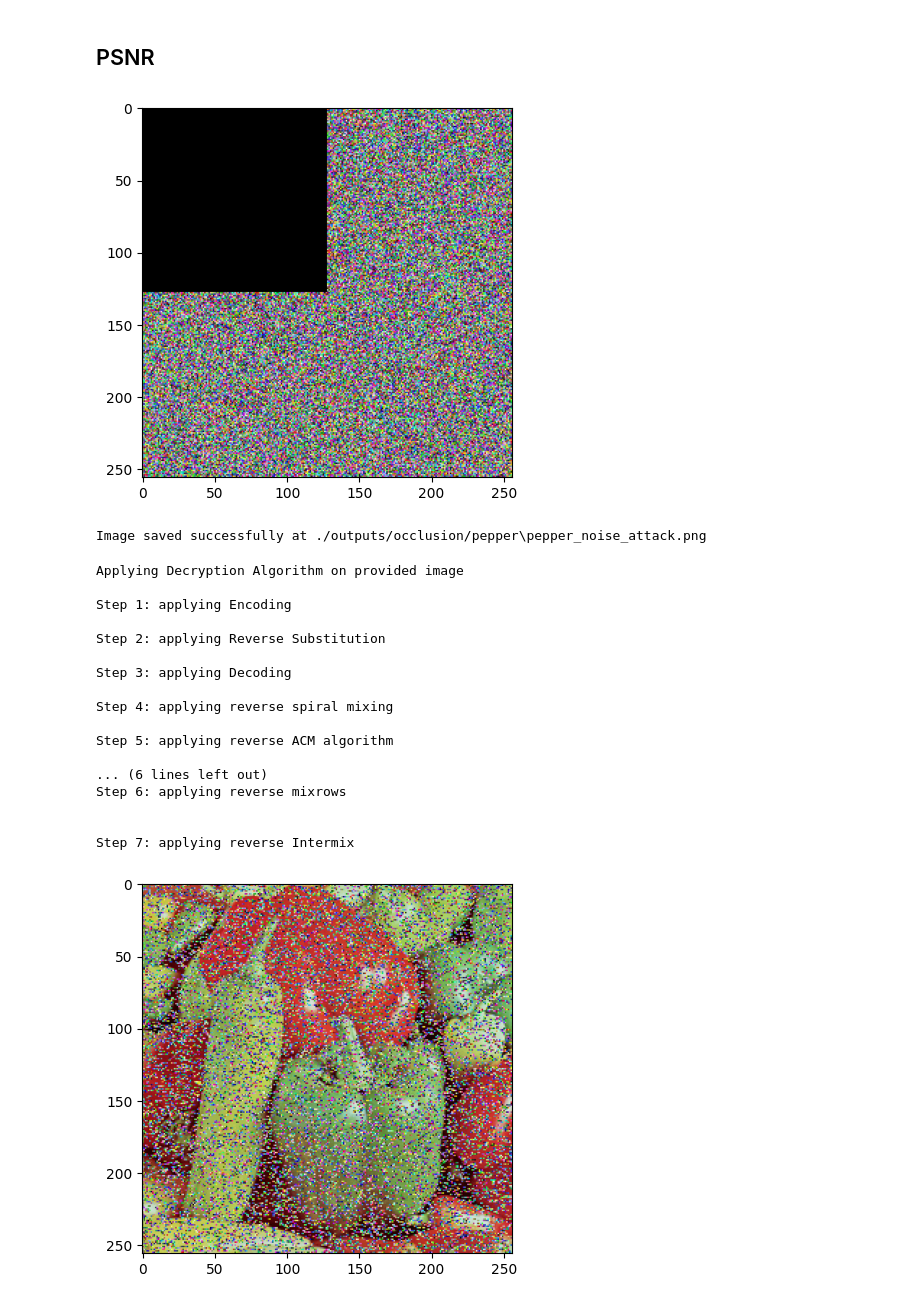
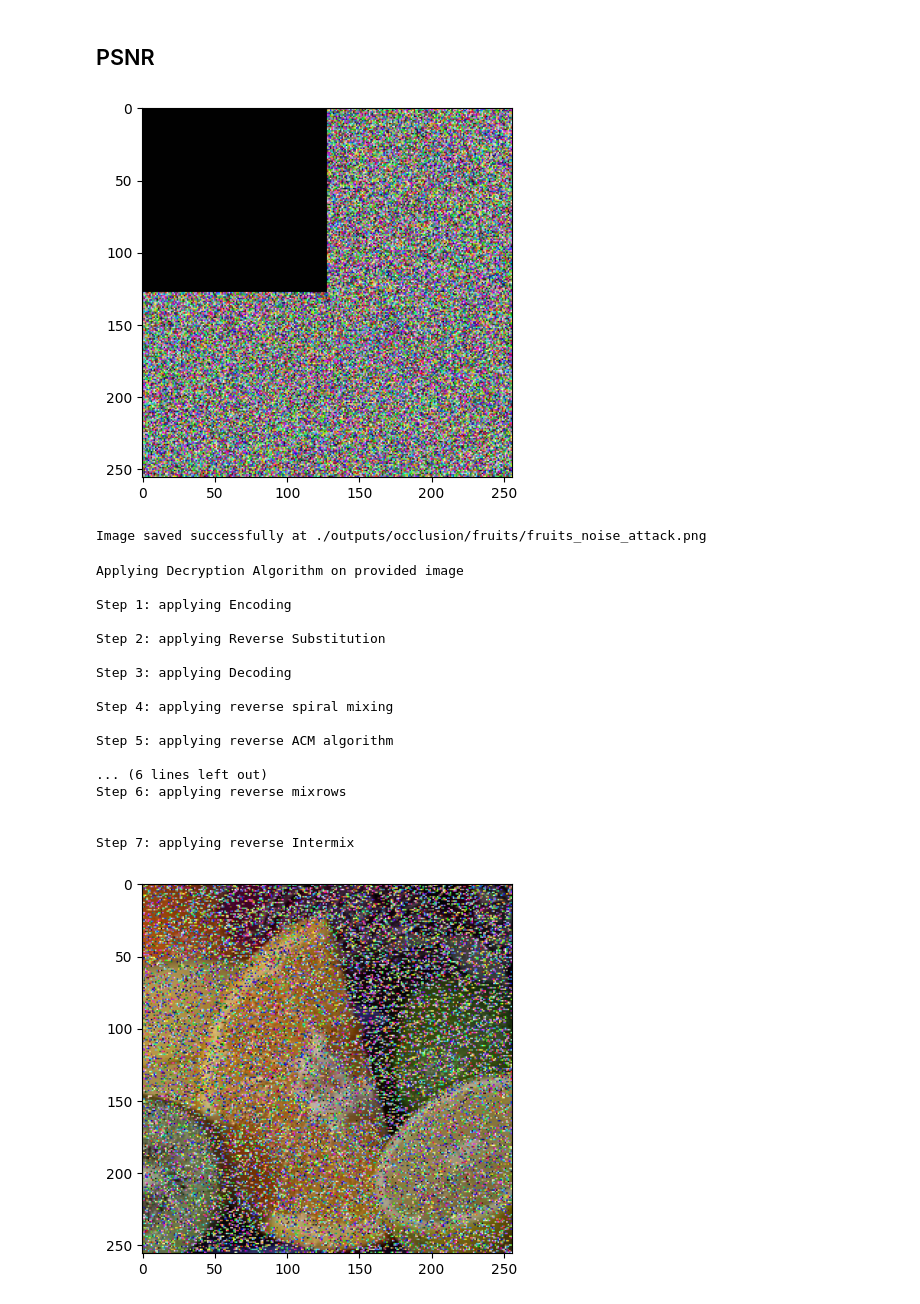
Before and after one commit to mohdzain98/dna-based-color-images-cryptosystem, a Jupyter notebook: cryptosystem.ipynb, the cells around one changed output. Drawn from its saved outputs; the diff is of its cells as text; code cells hidden in the pictures.

```diff
--- a/cryptosystem.ipynb
+++ b/cryptosystem.ipynb
@@ -16,6 +26,6 @@ from differential_attack_analysis import npcr,uaci
 # %%
-image = cv2.imread('images/pepper.png')
-image_name = "pepper"
+image = cv2.imread('images/fruits.jpg')
+image_name = "fruits"
 # %%
 x = Cryptosystem(image)
 # %% [output]
@@ -78,5 +105,9 @@ mr,mg,mb = e.mixRows(rd,gd,bd,IVf)
 # %% [markdown]
 ### 2. ACM
 # %%
-acmR,acmG,acmB = e.applyACM(mr,mg,mb)
+start_time = time.time()
+acmR,acmG,acmB = e.applyACM_numba(mr,mg,mb)
+end_time = time.time()
+time_records.append(round(end_time - start_time, 2))
+# save_inter_image(image_name, step="acm", rgb_flag=True, r=acmR, g=acmG, b=acmB)
 # %% [output]
@@ -434,10 +474,11 @@ print(uaci(cb,cbd))
 # %% [markdown]
 ## PSNR
 # %%
+am,an,p = image.shape
 def noiceAttack(image):
-    for i in range(0,128):
-        for j in range(0,128):
-            image[i][j] = 0
+    for i in range(0,int(am/2)):
+        for j in range(0,int(an/2)):
+            image[i][j] = 1
     return image
 # %%
 pr = cr.copy()
@@ -454,7 +495,7 @@ plt.imshow(prgb)
 plt.show()
 Prgb = cv2.merge((pb,pg,pr))
 # %% [output]
-[figure, old version]
+[figure, new version]
 # %%
 import os
 psnr_directory = f"./outputs/occlusion/{image_name}"
@@ -467,7 +508,7 @@ if success:
 else:
     print("Failed to save image. Check if the image is valid.")
 # %% [output]
-Image saved successfully at ./outputs/occlusion/pepper\pepper_noise_attack.png
+Image saved successfully at ./outputs/occlusion/fruits/fruits_noise_attack.png
 # %%
 print("Applying Decryption Algorithm on provided image\n")
 pb,pg,pr = cv2.split(Prgb)
@@ -478,36 +519,36 @@ rsR,rsG,rsB = d.revSubstitution(enR,enG,enB,dsm,rm3)
 print("Step 3: applying Decoding\n")
 dcR,dcG,dcB = d.decoding(rsR,rsG,rsB,rm1)
 fred = d.toMatrix(dcR)
 fgreen = d.toMatrix(dcG)
 fblue = d.toMatrix(dcB)
 print("Step 4: applying reverse spiral mixing\n")
 mixR,mixG,mixB = d.revSpiralMixing(fred,fgreen,fblue)
 print("Step 5: applying reverse ACM algorithm\n")
-acmR,acmG,acmB = d.applyRevACM(mixR,mixG,mixB)
+acmR,acmG,acmB = d.applyRevACM_numba(mixR,mixG,mixB)
 print("\nStep 6: applying reverse mixrows\n")
-mrr,mrg,mrb = d.revmixRows(acmR,acmG,acmB,IV)
+mrr,mrg,mrb = d.revmixRows(acmR,acmG,acmB,IVf)
 print("\nStep 7: applying reverse Intermix\n")
 mrR,mrG,mrB = d.revInterMix(mrr,mrg,mrb)
 decodedImage = d.getDecodedImage(mrR,mrG,mrB)
 # %% [output]
 Applying Decryption Algorithm on provided image
 
 Step 1: applying Encoding
 
 Step 2: applying Reverse Substitution
 
 Step 3: applying Decoding
 
 Step 4: applying reverse spiral mixing
 
 Step 5: applying reverse ACM algorithm
 
 ... (6 lines left out)
 Step 6: applying reverse mixrows
 
 
 Step 7: applying reverse Intermix
-[figure, old version]
+[figure, new version]
 # %%
 decodedImage = cv2.merge((mrB,mrG,mrR))
 file_path = os.path.join(psnr_directory, f"{image_name}_decrypted.png")
```
Also changed, not shown: parts of 37 cells of this notebook, 1 other file.
